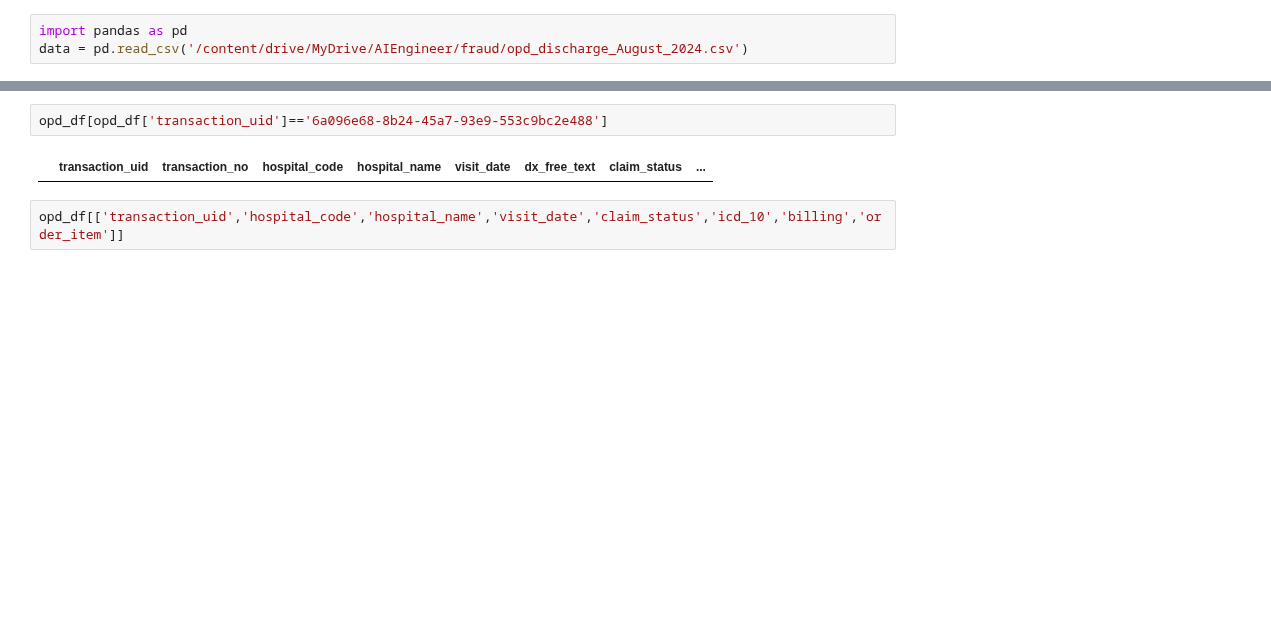
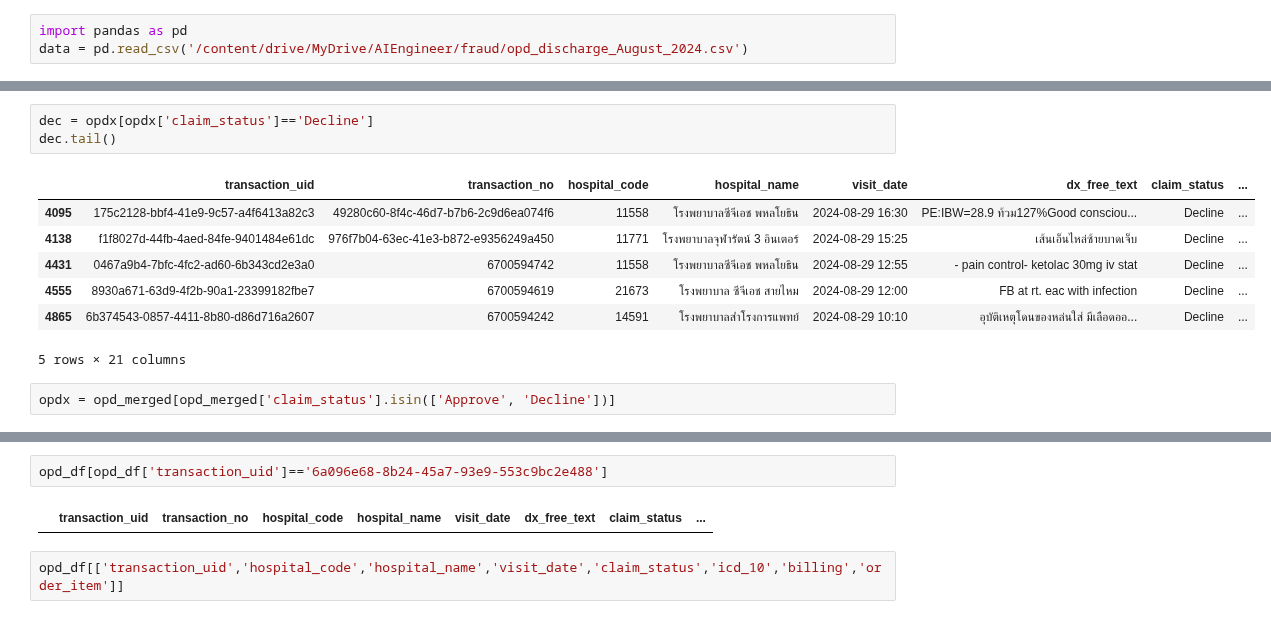
Before and after one commit to nxxk23/AI-Engineer, a Jupyter notebook: fraud/api.ipynb, the cells around one changed output, grey strips where cells are left out. Cells and saved outputs as stored; diff of their text form; blank space fills up the shorter version.

```diff
--- a/fraud/api.ipynb
+++ b/fraud/api.ipynb
@@ -112,0 +160,13 @@ dtype: object
+# %%
+dec = opdx[opdx['claim_status']=='Decline']
+dec.tail()
+# %% [output]
+|  | transaction_uid | transaction_no | hospital_code | hospital_name | visit_date | dx_free_text | claim_status | ... |
+| 4095 | 175c2128-bbf4-41e9-9c57-a4f6413a82c3 | 49280c60-8f4c-46d7-b7b6-2c9d6ea074f6 | 11558 | โรงพยาบาลซีจีเอช พหลโยธิน | 2024-08-29 16:30 | PE:IBW=28.9 ท้วม127%Good consciou... | Decline | ... |
+| 4138 | f1f8027d-44fb-4aed-84fe-9401484e61dc | 976f7b04-63ec-41e3-b872-e9356249a450 | 11771 | โรงพยาบาลจุฬารัตน์ 3 อินเตอร์ | 2024-08-29 15:25 | เส้นเอ็นไหล่ซ้ายบาดเจ็บ | Decline | ... |
+| 4431 | 0467a9b4-7bfc-4fc2-ad60-6b343cd2e3a0 | 6700594742 | 11558 | โรงพยาบาลซีจีเอช พหลโยธิน | 2024-08-29 12:55 | - pain control- ketolac 30mg iv stat | Decline | ... |
+| 4555 | 8930a671-63d9-4f2b-90a1-23399182fbe7 | 6700594619 | 21673 | โรงพยาบาล ซีจีเอช สายไหม | 2024-08-29 12:00 | FB at rt. eac with infection | Decline | ... |
+| 4865 | 6b374543-0857-4411-8b80-d86d716a2607 | 6700594242 | 14591 | โรงพยาบาลสำโรงการแพทย์ | 2024-08-29 10:10 | อุบัติเหตุโดนของหล่นใส่ มีเลือดออ... | Decline | ... |
+5 rows × 21 columns
+# %%
+opdx = opd_merged[opd_merged['claim_status'].isin(['Approve', 'Decline'])]
```
Also changed, not shown: parts of 17 cells of this notebook.
